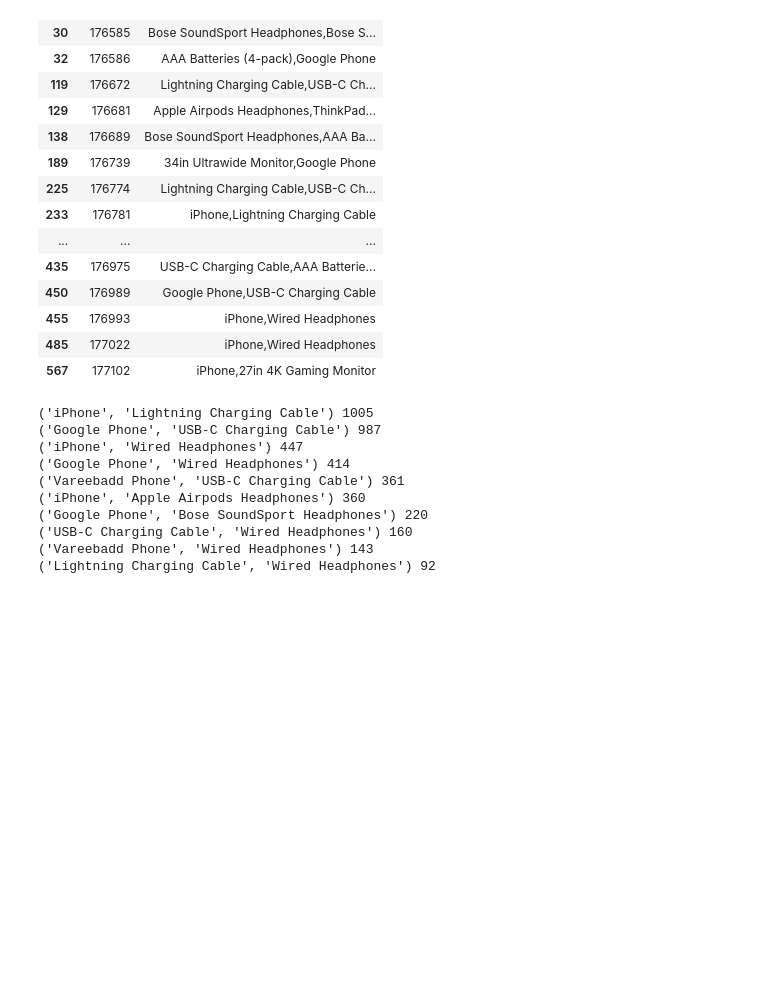
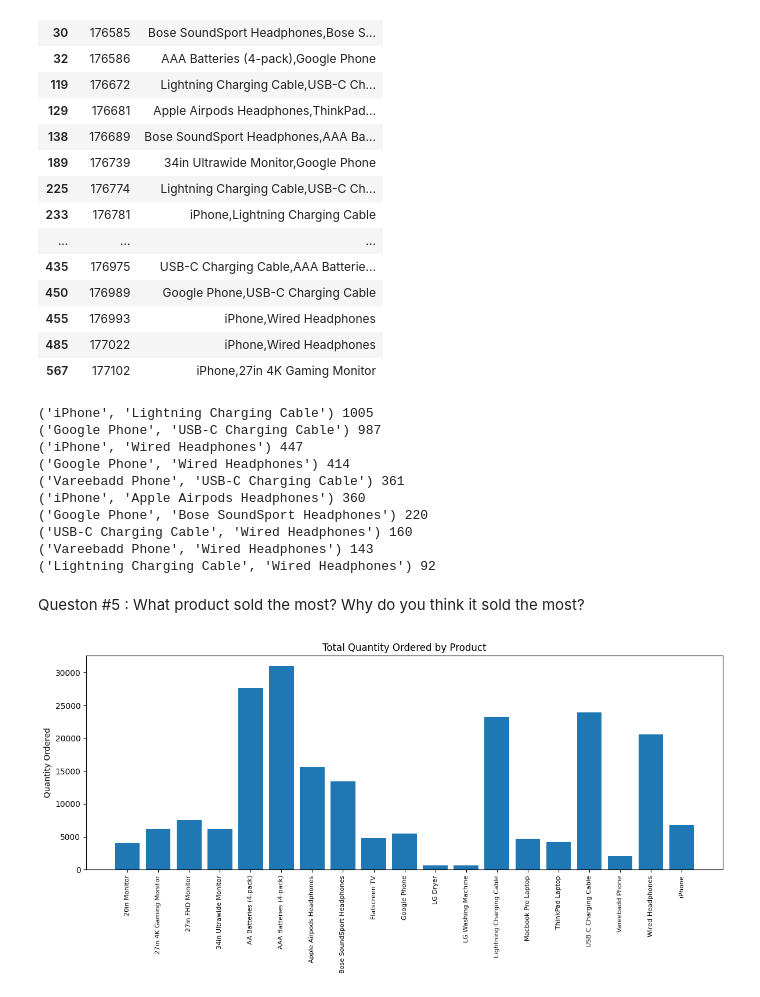
Before and after one commit to Abhishekpamulapati/SalesAnalysis, a Jupyter notebook: Analysis.ipynb, the cells around one changed output. Cells and saved outputs as stored; diff of their text form; code cells hidden in the pictures; blank space fills up the shorter version.

Commit message:
added most popular products analysis

```diff
--- a/Analysis.ipynb
+++ b/Analysis.ipynb
@@ -275,3 +275,34 @@ for key , value  in count.most_common(10):
 ('USB-C Charging Cable', 'Wired Headphones') 160
 ('Vareebadd Phone', 'Wired Headphones') 143
 ('Lightning Charging Cable', 'Wired Headphones') 92
+# %% [markdown]
+Queston #5 : What product sold the most? Why do you think it sold the most?
+# %%
+
+# Drop rows with missing values in key columns
+all_data = all_data.dropna(subset=['Quantity Ordered', 'Price Each'])
+
+# Convert to numeric, forcing errors to NaN
+all_data['Quantity Ordered'] = pd.to_numeric(all_data['Quantity Ordered'], errors='coerce')
+all_data['Price Each'] = pd.to_numeric(all_data['Price Each'], errors='coerce')
+
+# Drop rows where conversion failed
+all_data = all_data.dropna(subset=['Quantity Ordered', 'Price Each'])
+
+# Group and sum
+product_group = all_data.groupby('Product')
+quantity_ordered = product_group['Quantity Ordered'].sum()
+
+# Get product names
+products = quantity_ordered.index.tolist()
+
+# Plot
+plt.figure(figsize=(12,6))
+plt.bar(products, quantity_ordered)
+plt.xticks(rotation='vertical', size=8)
+plt.ylabel('Quantity Ordered')
+plt.title('Total Quantity Ordered by Product')
+plt.tight_layout()
+plt.show()
+# %% [output]
+[figure, added]
```
Also changed, not shown: parts of 1 cell of this notebook.
